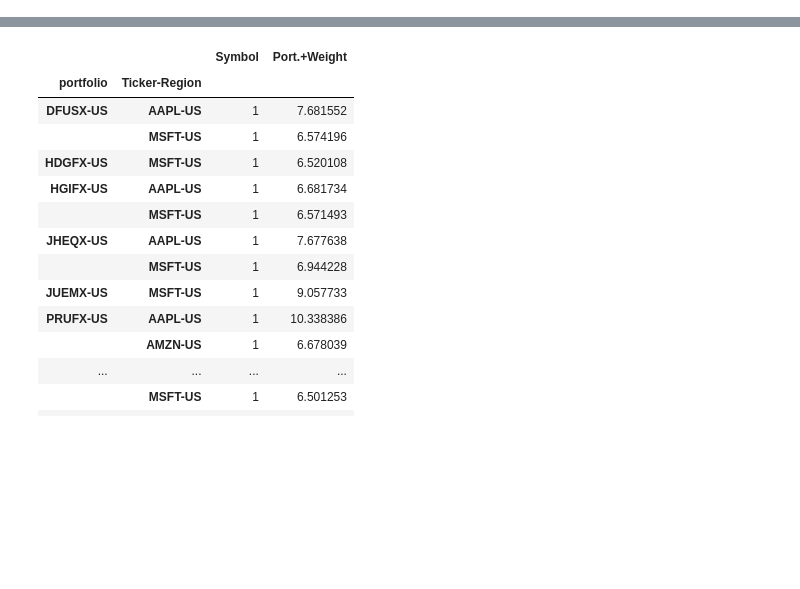
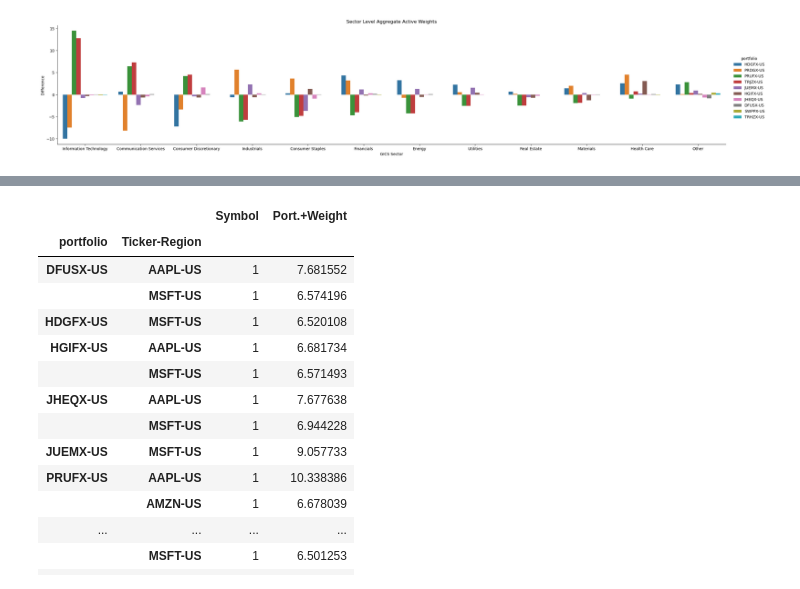
Before and after one commit to nurciuoli/FdsPy, a Jupyter notebook: analysis/Top Fund Positioning/Top 10 Funds by AUM Positioning - S&P 500.ipynb, the cells around one changed output, grey strips where cells are left out. Cells and saved outputs as stored; diff of their text form; code cells hidden in the pictures; blank space fills up the shorter version.

```diff
--- a/analysis/Top Fund Positioning/Top 10 Funds by AUM Positioning - S&P 500.ipynb
+++ b/analysis/Top Fund Positioning/Top 10 Funds by AUM Positioning - S&P 500.ipynb
@@ -31,3 +40,16 @@ plt.show()
+# %%
+sns.catplot(data=df.groupby(['portfolio','GICS Sector']).agg({'Difference':'sum'}).sort_values('Difference').reset_index(),
+            x = 'GICS Sector',
+            y = 'Difference',
+            hue = 'portfolio',
+            kind = 'bar',
+            aspect = 5,
+            )
+plt.title('Sector Level Aggregate Active Weights')
+
+plt.show()
+# %% [output]
+[figure, added]
 # %%
 df_plot =df.groupby(['portfolio','GICS Sector']).agg({'Port.+Weight':'mean'}).sort_values('Port.+Weight')
 sns.catplot(data=df_plot.reset_index(),
```
Also changed, not shown: parts of 8 cells of this notebook.
